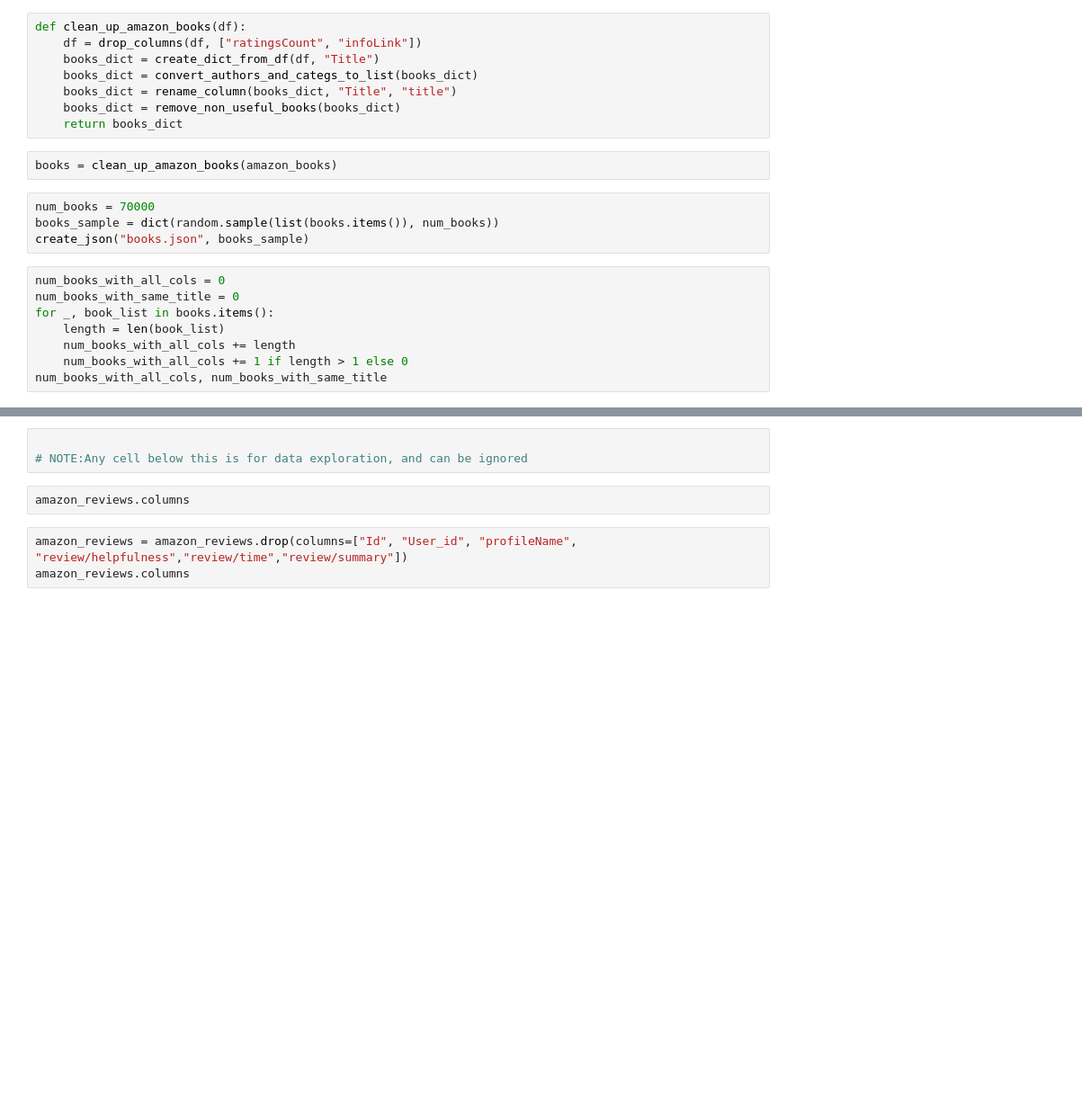
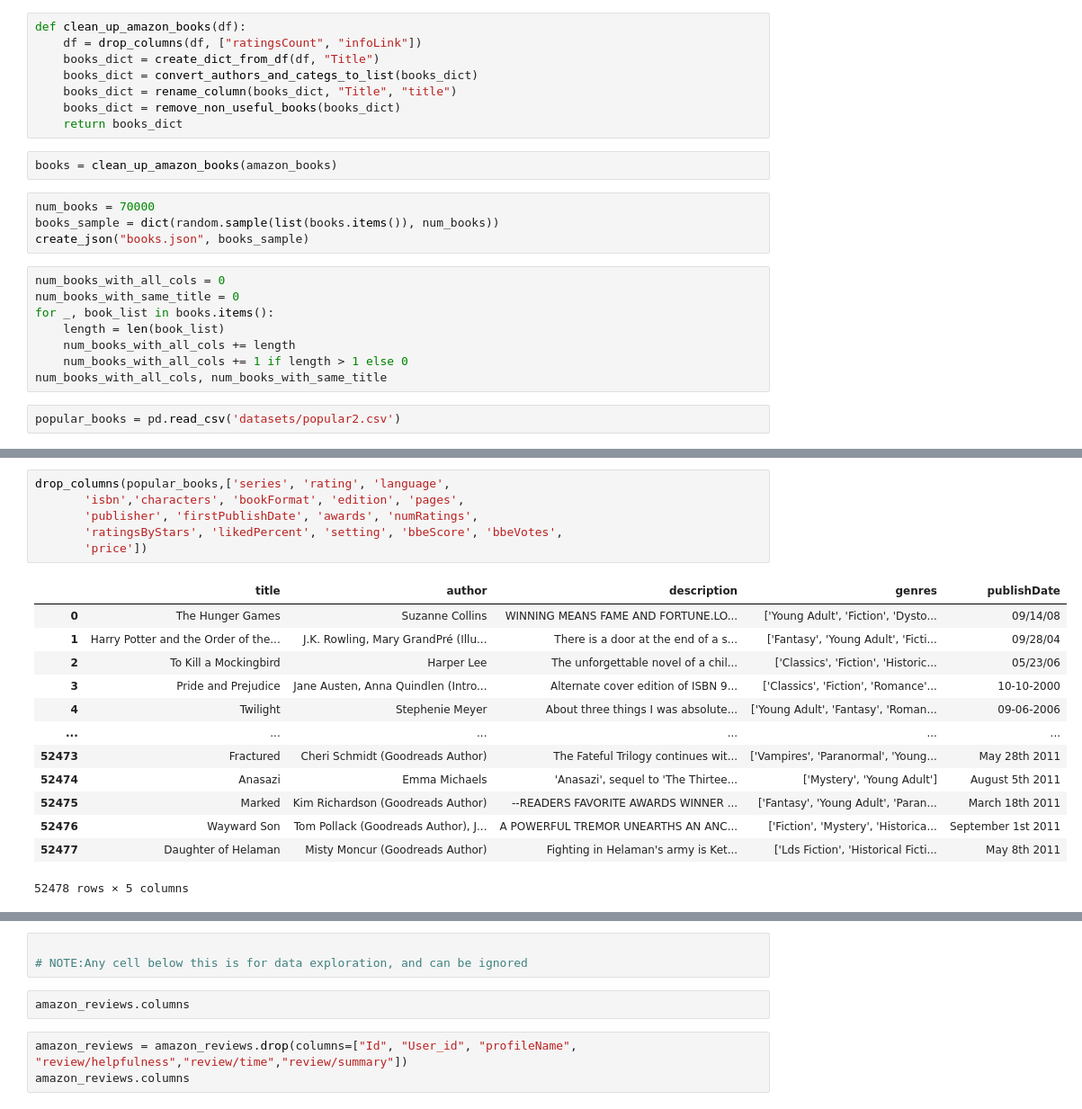
Before and after one commit to Peter-N-Wainaina/rank_n_read, a Jupyter notebook: backend/data_exploration/merge_datasets.ipynb, the cells around one changed output, grey strips where cells are left out. Shown at 90% size. Saved outputs shown, nothing was run; the diff lists cells and outputs as text; blank space fills up the shorter version.

```diff
--- a/backend/data_exploration/merge_datasets.ipynb
+++ b/backend/data_exploration/merge_datasets.ipynb
@@ -89,3 +93,5 @@ for _, book_list in books.items():
     num_books_with_all_cols += length
     num_books_with_all_cols += 1 if length > 1 else 0
 num_books_with_all_cols, num_books_with_same_title
+# %%
+popular_books = pd.read_csv('datasets/popular2.csv')
@@ -91,0 +117,20 @@ num_books_with_all_cols, num_books_with_same_title
+# %%
+drop_columns(popular_books,['series', 'rating', 'language',
+       'isbn','characters', 'bookFormat', 'edition', 'pages',
+       'publisher', 'firstPublishDate', 'awards', 'numRatings',
+       'ratingsByStars', 'likedPercent', 'setting', 'bbeScore', 'bbeVotes',
+       'price'])
+# %% [output]
+|  | title | author | description | genres | publishDate |
+| 0 | The Hunger Games | Suzanne Collins | WINNING MEANS FAME AND FORTUNE.LO... | ['Young Adult', 'Fiction', 'Dysto... | 09/14/08 |
+| 1 | Harry Potter and the Order of the... | J.K. Rowling, Mary GrandPré (Illu... | There is a door at the end of a s... | ['Fantasy', 'Young Adult', 'Ficti... | 09/28/04 |
+| 2 | To Kill a Mockingbird | Harper Lee | The unforgettable novel of a chil... | ['Classics', 'Fiction', 'Historic... | 05/23/06 |
+| 3 | Pride and Prejudice | Jane Austen, Anna Quindlen (Intro... | Alternate cover edition of ISBN 9... | ['Classics', 'Fiction', 'Romance'... | 10-10-2000 |
+| 4 | Twilight | Stephenie Meyer | About three things I was absolute... | ['Young Adult', 'Fantasy', 'Roman... | 09-06-2006 |
+| ... | ... | ... | ... | ... | ... |
+| 52473 | Fractured | Cheri Schmidt (Goodreads Author) | The Fateful Trilogy continues wit... | ['Vampires', 'Paranormal', 'Young... | May 28th 2011 |
+| 52474 | Anasazi | Emma Michaels | 'Anasazi', sequel to 'The Thirtee... | ['Mystery', 'Young Adult'] | August 5th 2011 |
+| 52475 | Marked | Kim Richardson (Goodreads Author) | --READERS FAVORITE AWARDS WINNER ... | ['Fantasy', 'Young Adult', 'Paran... | March 18th 2011 |
+| 52476 | Wayward Son | Tom Pollack (Goodreads Author), J... | A POWERFUL TREMOR UNEARTHS AN ANC... | ['Fiction', 'Mystery', 'Historica... | September 1st 2011 |
+| 52477 | Daughter of Helaman | Misty Moncur (Goodreads Author) | Fighting in Helaman's army is Ket... | ['Lds Fiction', 'Historical Ficti... | May 8th 2011 |
+52478 rows × 5 columns
```
Also changed, not shown: parts of 8 cells of this notebook, 5 other files.
